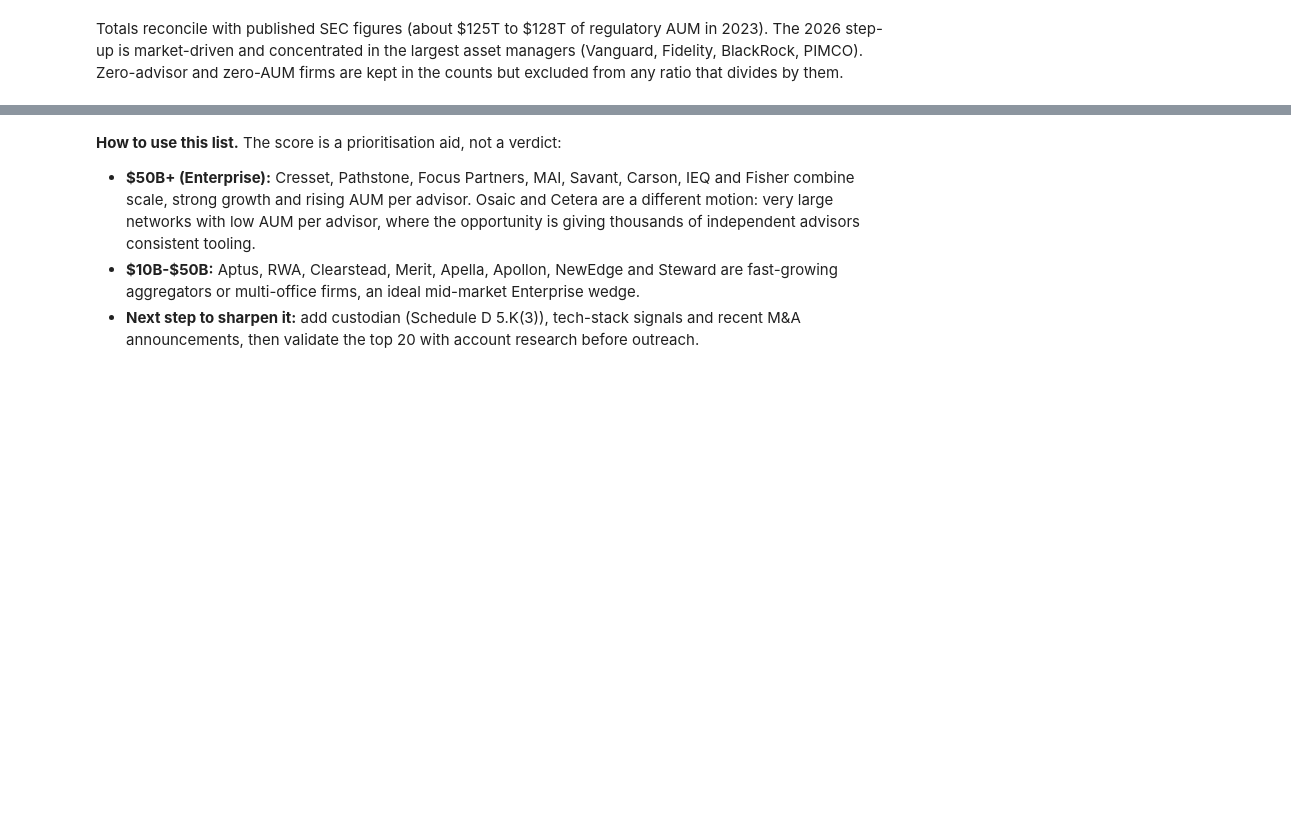
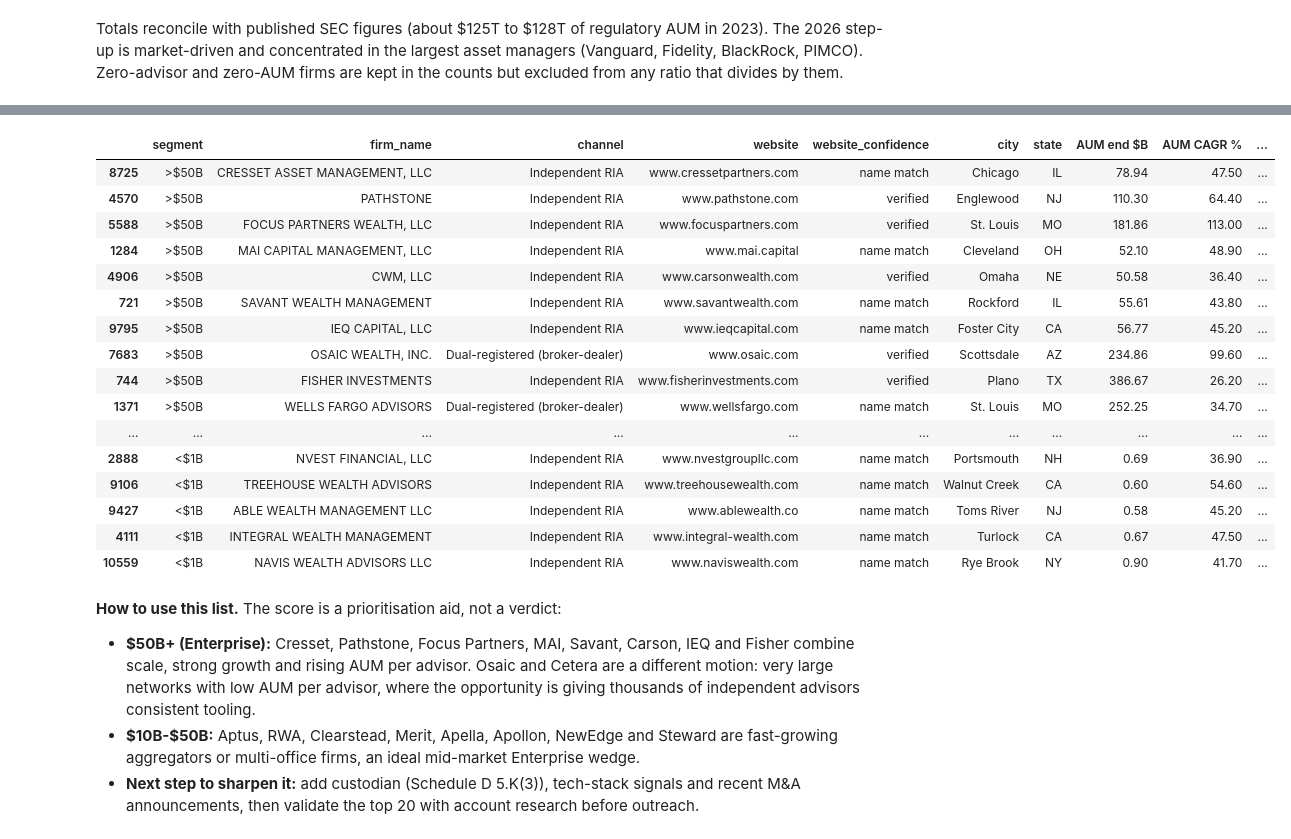
Before and after one commit to justinmcbryan/nevis-ria-analysis, a Jupyter notebook: nevis_ria_analysis.ipynb, the cells around one changed output, grey strips where cells are left out. Cells and saved outputs as stored; diff of their text form; code cells hidden in the pictures; blank space fills up the shorter version.

```diff
--- a/nevis_ria_analysis.ipynb
+++ b/nevis_ria_analysis.ipynb
@@ -852,3 +1168,24 @@ fmt(targets).rename(columns={"adv_end": "advisors"})
+# %%
+targets = targets.join(t["crd"]).join(ref["ownership"][["new_controlling_entity_since_2020", "likely_pe_sponsor_owner"]], on="crd").drop(columns="crd")
+fmt(targets).rename(columns={"adv_end": "advisors"})
+# %% [output]
+|  | segment | firm_name | channel | website | website_confidence | city | state | AUM end $B | AUM CAGR % | ... |
+| 8725 | >$50B | CRESSET ASSET MANAGEMENT, LLC | Independent RIA | www.cressetpartners.com | name match | Chicago | IL | 78.94 | 47.50 | ... |
+| 4570 | >$50B | PATHSTONE | Independent RIA | www.pathstone.com | verified | Englewood | NJ | 110.30 | 64.40 | ... |
+| 5588 | >$50B | FOCUS PARTNERS WEALTH, LLC | Independent RIA | www.focuspartners.com | verified | St. Louis | MO | 181.86 | 113.00 | ... |
+| 1284 | >$50B | MAI CAPITAL MANAGEMENT, LLC | Independent RIA | www.mai.capital | name match | Cleveland | OH | 52.10 | 48.90 | ... |
+| 4906 | >$50B | CWM, LLC | Independent RIA | www.carsonwealth.com | verified | Omaha | NE | 50.58 | 36.40 | ... |
+| 721 | >$50B | SAVANT WEALTH MANAGEMENT | Independent RIA | www.savantwealth.com | name match | Rockford | IL | 55.61 | 43.80 | ... |
+| 9795 | >$50B | IEQ CAPITAL, LLC | Independent RIA | www.ieqcapital.com | name match | Foster City | CA | 56.77 | 45.20 | ... |
+| 7683 | >$50B | OSAIC WEALTH, INC. | Dual-registered (broker-dealer) | www.osaic.com | verified | Scottsdale | AZ | 234.86 | 99.60 | ... |
+| 744 | >$50B | FISHER INVESTMENTS | Independent RIA | www.fisherinvestments.com | verified | Plano | TX | 386.67 | 26.20 | ... |
+| 1371 | >$50B | WELLS FARGO ADVISORS | Dual-registered (broker-dealer) | www.wellsfargo.com | name match | St. Louis | MO | 252.25 | 34.70 | ... |
+| ... | ... | ... | ... | ... | ... | ... | ... | ... | ... | ... |
+| 2888 | <$1B | NVEST FINANCIAL, LLC | Independent RIA | www.nvestgroupllc.com | name match | Portsmouth | NH | 0.69 | 36.90 | ... |
+| 9106 | <$1B | TREEHOUSE WEALTH ADVISORS | Independent RIA | www.treehousewealth.com | name match | Walnut Creek | CA | 0.60 | 54.60 | ... |
+| 9427 | <$1B | ABLE WEALTH MANAGEMENT LLC | Independent RIA | www.ablewealth.co | name match | Toms River | NJ | 0.58 | 45.20 | ... |
+| 4111 | <$1B | INTEGRAL WEALTH MANAGEMENT | Independent RIA | www.integral-wealth.com | name match | Turlock | CA | 0.67 | 47.50 | ... |
+| 10559 | <$1B | NAVIS WEALTH ADVISORS LLC | Independent RIA | www.naviswealth.com | name match | Rye Brook | NY | 0.90 | 41.70 | ... |
 # %% [markdown]
 **How to use this list.** The score is a prioritisation aid, not a verdict:
 * **\$50B+ (Enterprise):** Cresset, Pathstone, Focus Partners, MAI, Savant, Carson, IEQ and Fisher combine scale, strong growth and rising AUM per advisor. Osaic and Cetera are a different motion: very large networks with low AUM per advisor, where the opportunity is giving thousands of independent advisors consistent tooling.
```
Also changed, not shown: parts of 91 cells of this notebook, 2 other files.
